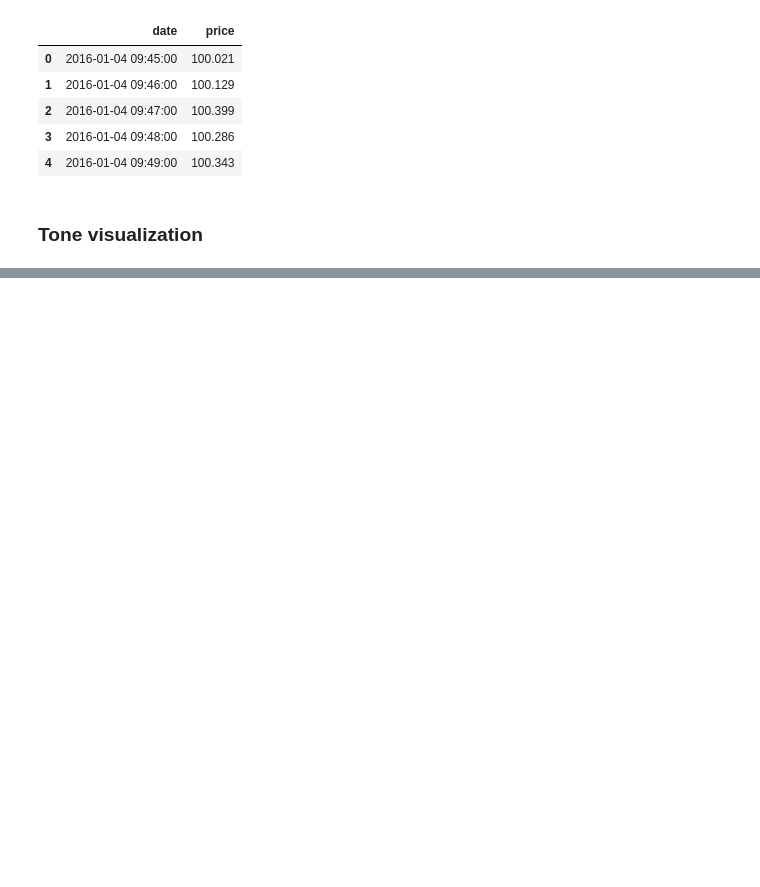
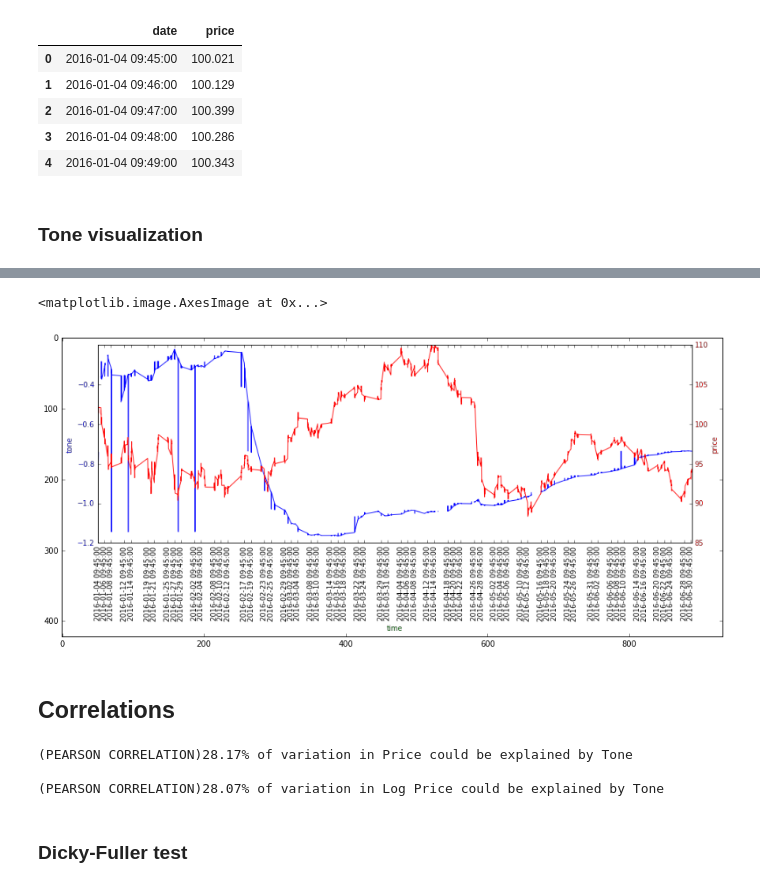
Before and after one commit to ostapkharysh/Stock-return-predictability, a Jupyter notebook: Stock_data_analysis.ipynb, the cells around one changed output, grey strips where cells are left out. Drawn from its saved outputs; the diff is of its cells as text; code cells hidden in the pictures; blank space fills up the shorter version.

```diff
--- a/Stock_data_analysis.ipynb
+++ b/Stock_data_analysis.ipynb
@@ -289,0 +285,20 @@ ax2.tick_params(axis='y', labelcolor='red')
+# %%
+import matplotlib.image as mpimg
+
+img=mpimg.imread('/home/ostapkharysh/Documents/bt_data/images/50-6months-aapl.png')
+plt.imshow(img)
+# %% [output]
+<matplotlib.image.AxesImage at 0x...>
+[figure, added]
+# %% [markdown]
+## Correlations
+# %%
+pear_cor = df_tone['tone'].corr(day['price'])
+print( "(PEARSON CORRELATION){}% of variation in Price could be explained by Tone".format(round(pear_cor**2*100, 2)))
+
+pear_cor = df_tone['tone'].corr(np.log(day['price']))
+print( "\n(PEARSON CORRELATION){}% of variation in Log Price could be explained by Tone".format(round(pear_cor**2*100, 2)))
+# %% [output]
+(PEARSON CORRELATION)28.17% of variation in Price could be explained by Tone
+
+(PEARSON CORRELATION)28.07% of variation in Log Price could be explained by Tone
@@ -289,0 +310,2 @@ ax2.tick_params(axis='y', labelcolor='red')
+# %% [markdown]
+### Dicky-Fuller test
```
Also changed, not shown: parts of 18 cells of this notebook, 1 other file.
